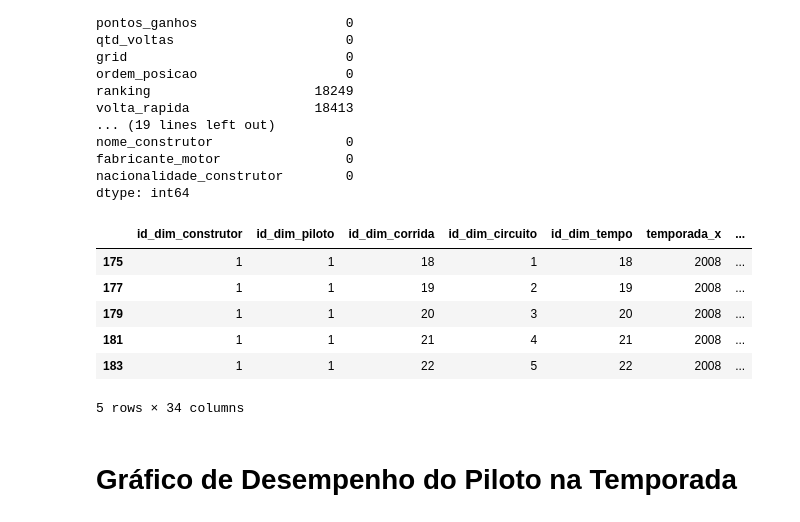
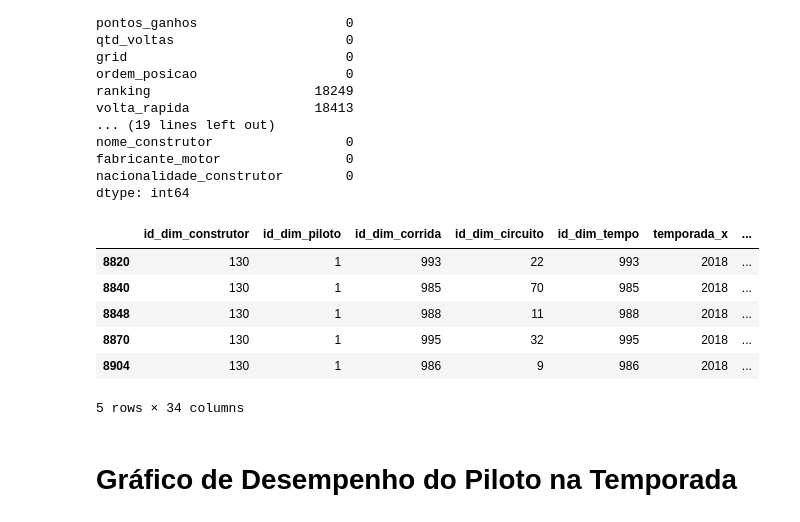
Before and after one commit to jnetoass/etl_formula1, a Jupyter notebook: etlformula1.ipynb, the cells around one changed output. Cells and saved outputs as stored; diff of their text form; code cells hidden in the pictures.

```diff
--- a/etlformula1.ipynb
+++ b/etlformula1.ipynb
@@ -163,15 +163,15 @@ fabricante_motor                0
 nacionalidade_construtor        0
 dtype: int64
 # %%
-teste2 = dfresulrac[(dfresulrac['temporada_x']== '2008') & (dfresulrac['ref_piloto']== 'hamilton')]
+teste2 = dfresulrac[(dfresulrac['temporada_x']== '2018') & (dfresulrac['ref_piloto']== 'hamilton')]
 teste2.head()
 # %% [output]
 |  | id_dim_construtor | id_dim_piloto | id_dim_corrida | id_dim_circuito | id_dim_tempo | temporada_x | ... |
-| 175 | 1 | 1 | 18 | 1 | 18 | 2008 | ... |
-| 177 | 1 | 1 | 19 | 2 | 19 | 2008 | ... |
-| 179 | 1 | 1 | 20 | 3 | 20 | 2008 | ... |
-| 181 | 1 | 1 | 21 | 4 | 21 | 2008 | ... |
-| 183 | 1 | 1 | 22 | 5 | 22 | 2008 | ... |
+| 8820 | 130 | 1 | 993 | 22 | 993 | 2018 | ... |
+| 8840 | 130 | 1 | 985 | 70 | 985 | 2018 | ... |
+| 8848 | 130 | 1 | 988 | 11 | 988 | 2018 | ... |
+| 8870 | 130 | 1 | 995 | 32 | 995 | 2018 | ... |
+| 8904 | 130 | 1 | 986 | 9 | 986 | 2018 | ... |
 5 rows × 34 columns
 # %% [markdown]
 # Gráfico de Desempenho do Piloto na Temporada
```
Also changed, not shown: parts of 4 cells of this notebook.
